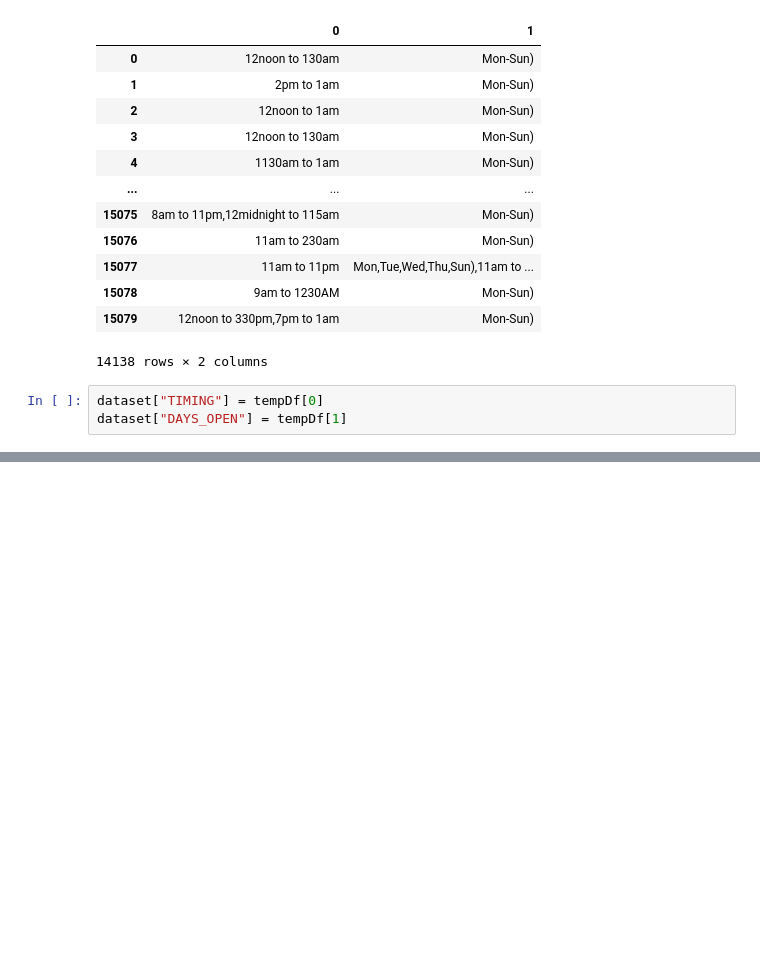
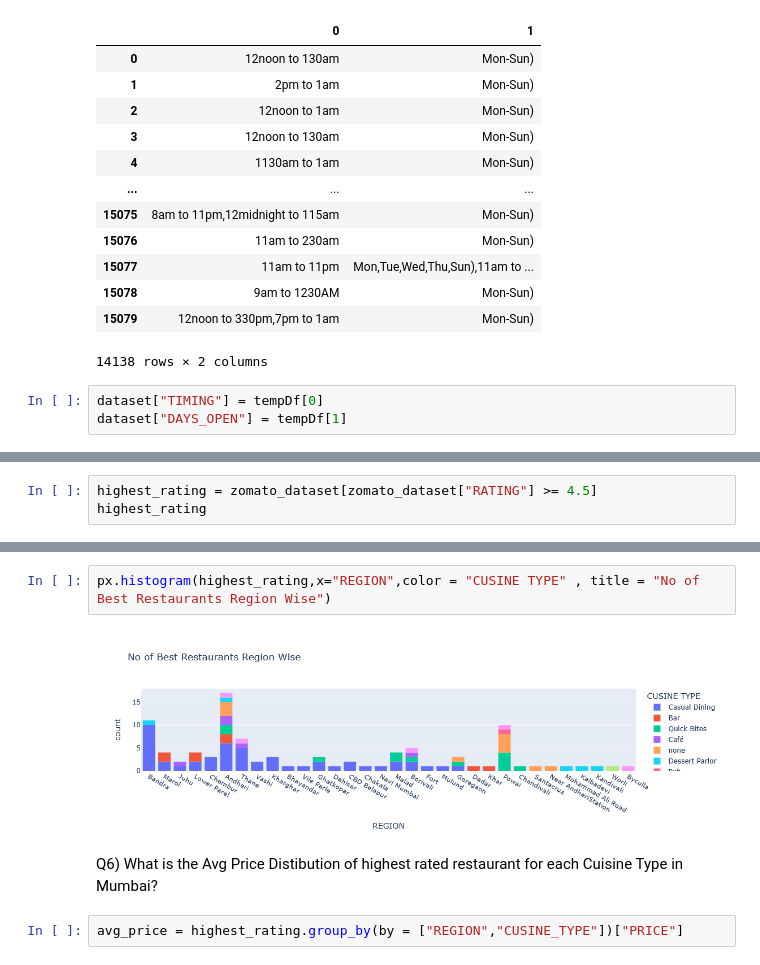
Before and after one commit to ThanigaivelGanapathi/Data-Visualisation, a Jupyter notebook: seaborn/Zomato Data Analysis.ipynb, the cells around one changed output, grey strips where cells are left out. Cells and saved outputs as stored; diff of their text form; blank space fills up the shorter version.

```diff
--- a/seaborn/Zomato Data Analysis.ipynb
+++ b/seaborn/Zomato Data Analysis.ipynb
@@ -306,0 +604,3 @@ error: unbalanced parenthesis at position 0
+# %%
+highest_rating = zomato_dataset[zomato_dataset["RATING"] >= 4.5]
+highest_rating
@@ -306,0 +621,8 @@ error: unbalanced parenthesis at position 0
+# %%
+px.histogram(highest_rating,x="REGION",color = "CUSINE TYPE" , title = "No of Best Restaurants Region Wise")
+# %% [output]
+[figure, added]
+# %% [markdown]
+Q6) What is the Avg Price Distibution of highest rated restaurant for each Cuisine Type in Mumbai?
+# %%
+avg_price = highest_rating.group_by(by = ["REGION","CUSINE_TYPE"])["PRICE"]
```
Also changed, not shown: parts of 36 cells of this notebook.
